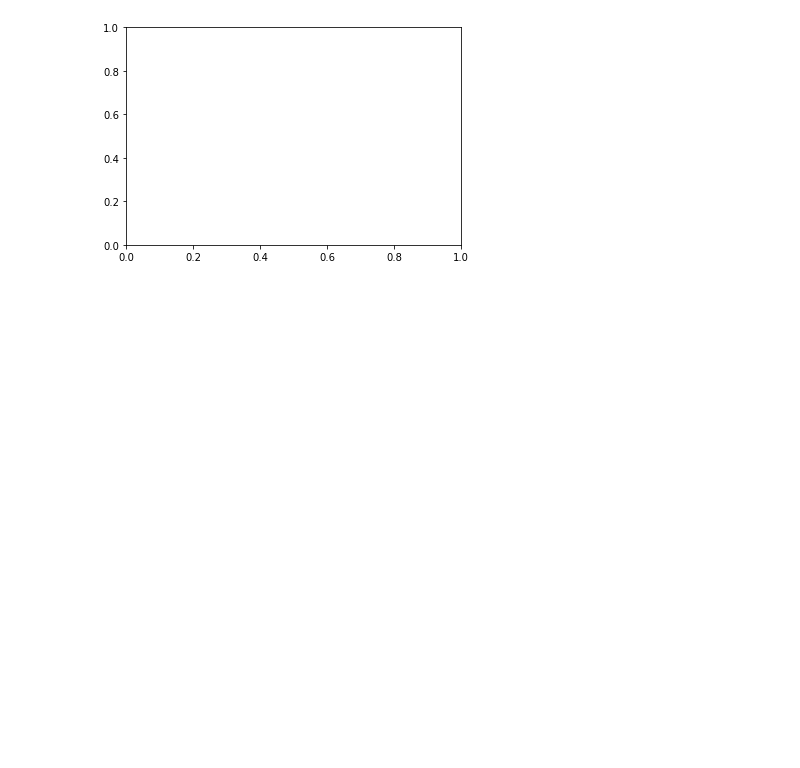
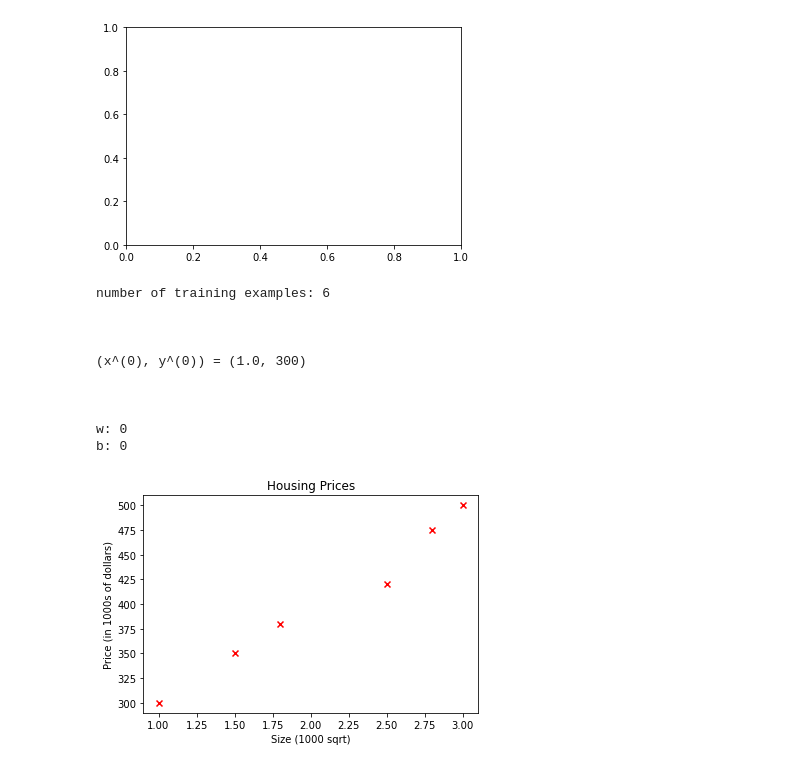
Before and after one commit to KaLiNkA-code/AI_PROJECT, a Jupyter notebook: notebooks/dev.ipynb, the cells around one changed output. Cells and saved outputs as stored; diff of their text form; code cells hidden in the pictures; blank space fills up the shorter version.

```diff
--- a/notebooks/dev.ipynb
+++ b/notebooks/dev.ipynb
@@ -191,0 +200,45 @@ ValueError: x and y must have same first dimension, but have shapes (2188,) and
+# %%
+import numpy as np
+from matplotlib import pyplot as plt
+
+x_train = np.array([1.0, 3.0, 1.5, 1.8, 2.5, 2.8])
+y_train = np.array([300, 500, 350, 380, 420, 475])
+
+m = len(x_train)  # m is the number of training examples
+print(f"number of training examples: {m}")
+
+print(" ")
+print(" ")
+print(" ")
+i = 0
+x_i = x_train[i]
+y_i = y_train[i]
+print(f"(x^({i}), y^({i})) = ({x_i}, {y_i})")
+
+
+print(" ")
+print(" ")
+print(" ")
+
+plt.scatter(x_train, y_train, marker="x", c="r")
+plt.title("Housing Prices")  # Set the title
+plt.ylabel("Price (in 1000s of dollars)")
+plt.xlabel("Size (1000 sqrt)")
+# plt.show()
+
+w = 0
+b = 0
+print(f"w: {w}")
+print(f"b: {b}")
+# %% [output]
+number of training examples: 6
+
+
+
+(x^(0), y^(0)) = (1.0, 300)
+
+
+
+w: 0
+b: 0
+[figure, added]
```
Also changed, not shown: parts of 13 cells of this notebook, 1 other file.
